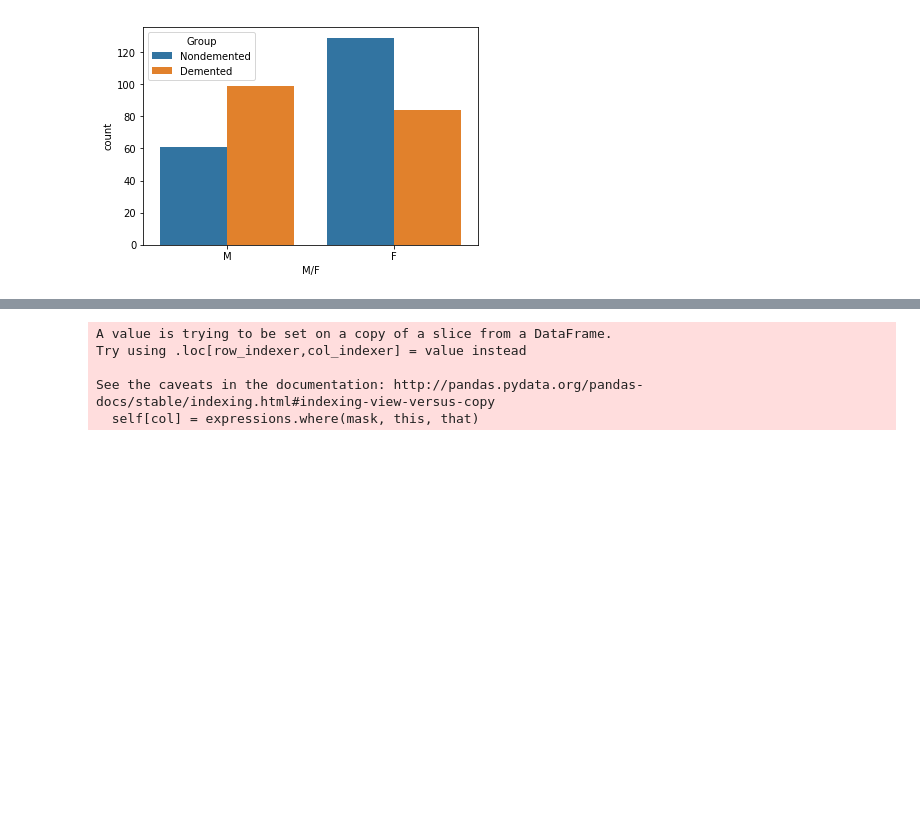
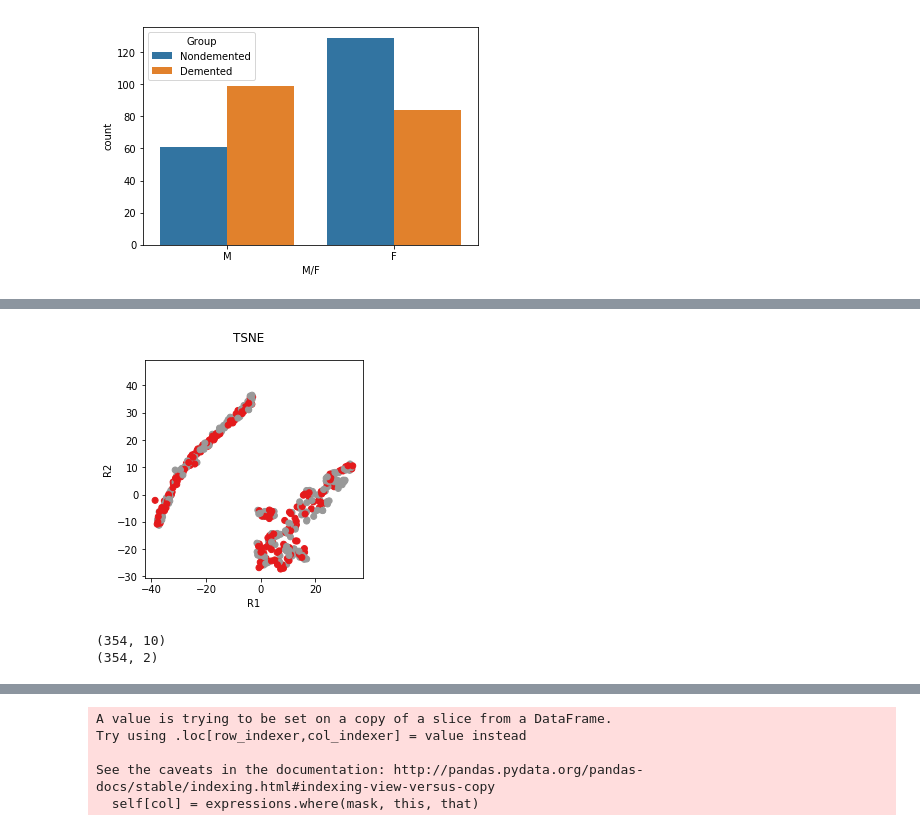
Before and after one commit to HHHuiyu/MRI-and-Alzheimers-BIOF509-FP-, a Jupyter notebook: BIOF509-FP-Huiyu.ipynb, the cells around one changed output, grey strips where cells are left out. Saved outputs shown, nothing was run; the diff lists cells and outputs as text; code cells hidden in the pictures; blank space fills up the shorter version.

```diff
--- a/BIOF509-FP-Huiyu.ipynb
+++ b/BIOF509-FP-Huiyu.ipynb
@@ -270,0 +307,10 @@ y = df_rmna['Group_code'].astype('category')
+# %%
+from sklearn.manifold import TSNE
+R_TSNE = TSNE(n_components=2, perplexity=20).fit_transform(X)
+scatterplot_2D(R_TSNE, 'TSNE', y)
+print(X.shape)
+print(R_TSNE.shape)
+# %% [output]
+[figure, added]
+(354, 10)
+(354, 2)
```
Also changed, not shown: parts of 31 cells of this notebook.
